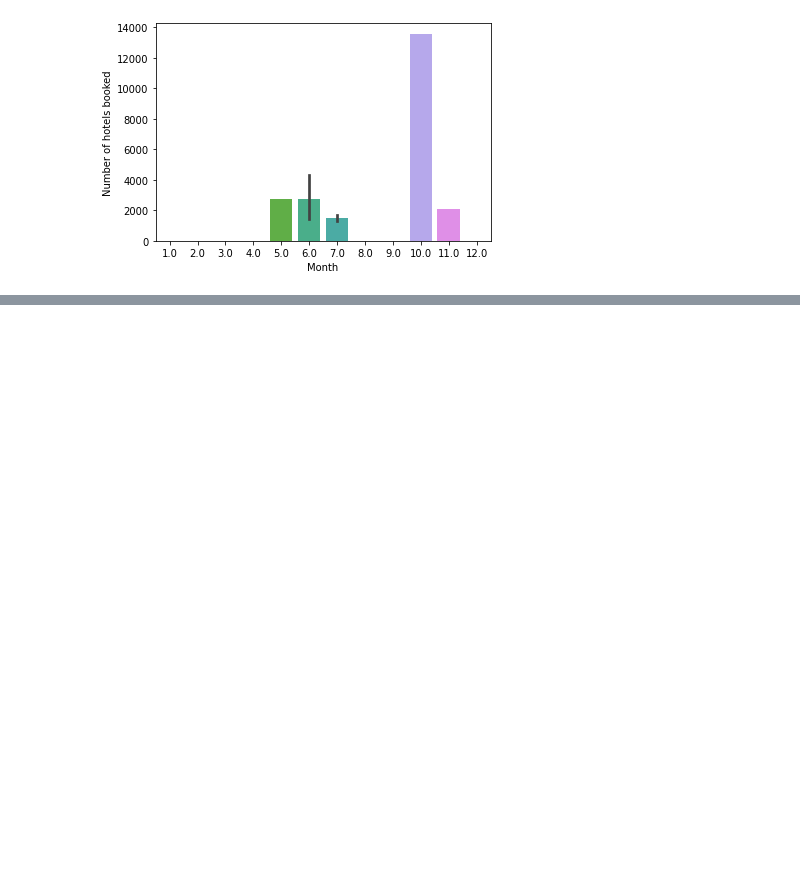
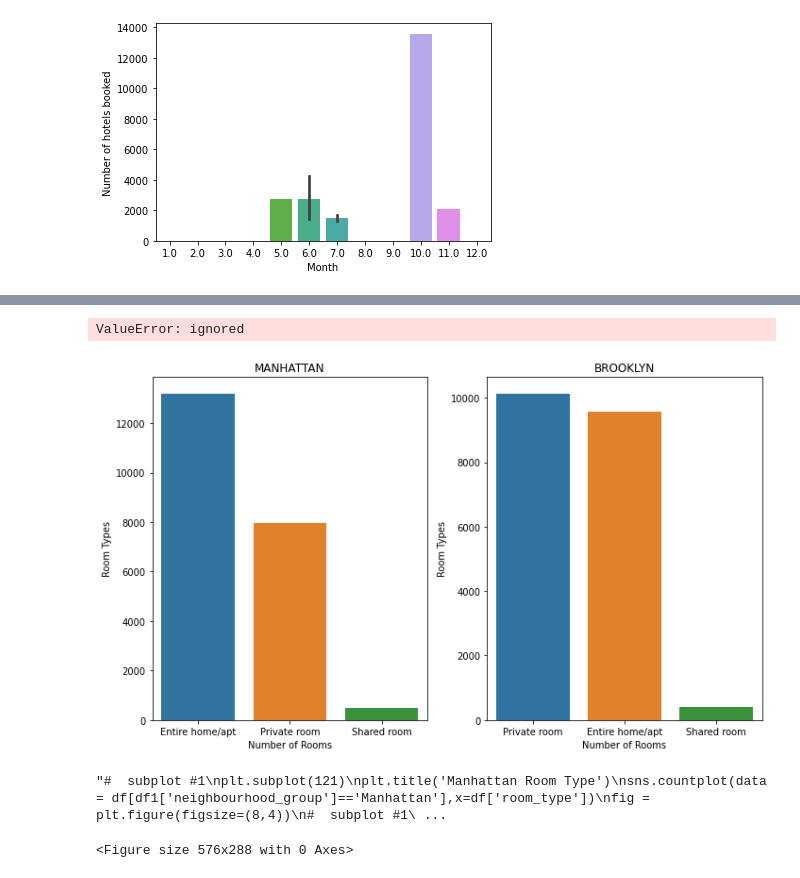
Before and after one commit to Jeetesh-KumarM/CAPSTONE-PROJECT-1, a Jupyter notebook: Copy_of_Airbnb_Bookings_Analysis_Capstone_Project.ipynb, the cells around one changed output, grey strips where cells are left out. Cells and saved outputs as stored; diff of their text form; code cells hidden in the pictures; blank space fills up the shorter version.

```diff
--- a/Copy_of_Airbnb_Bookings_Analysis_Capstone_Project.ipynb
+++ b/Copy_of_Airbnb_Bookings_Analysis_Capstone_Project.ipynb
@@ -387,0 +407,57 @@ KeyError: ignored
+# %%
+man=df2[df2.neighbourhood_group=='Manhattan']
+plt.figure(figsize=(10,6))
+#Subplot Manhattan
+plt.subplot(121)
+bro=df2[df2.neighbourhood_group=='Brooklyn']
+room = sns.countplot(x='room_type',data=man)
+room.set_title('MANHATTAN')
+room.set_ylabel('Room Types')
+room.set_xlabel('Number of Rooms')
+#Subplot Brooklyn
+plt.subplot(122)
+room = sns.countplot(x='room_type',data=bro)
+room.set_title('BROOKLYN')
+room.set_ylabel('Room Types')
+room.set_xlabel('Number of Rooms')
+#Subplot Queens
+que=df2[df2.neighbourhood_group=='Queens']
+plt.subplot(123)
+room = sns.countplot(x='room_type',data=que)
+room.set_title('QUEENS')
+room.set_ylabel('Room Types')
+room.set_xlabel('Number of Rooms')
+#Subplot Bronx
+bronx=df2[df2.neighbourhood_group=='Bronx']
+plt.subplot(124)
+room = sns.countplot(x='room_type',data=bronx)
+room.set_title('BRONX')
+room.set_ylabel('Room Types')
+room.set_xlabel('Number of Rooms')
+#Subplot Staten Island
+stat=df2[df2.neighbourhood_group=='Staten Island']
+plt.subplot(125)
+room = sns.countplot(x='room_type',data=stat)
+room.set_title('STATEN ISLAND')
+room.set_ylabel('Room Types')
+room.set_xlabel('Number of Rooms')
+
+plt.tight_layout()
+plt.show()
+# %% [output]
+ValueError: ignored
+[figure, added]
+# %%
+fig = plt.figure(figsize=(8,4))
+#  subplot #1
+plt.subplot(121)
+plt.title('Manhattan Room Type')
+sns.countplot(data = df[df1['neighbourhood_group']=='Manhattan'],x=df['room_type'])
+fig = plt.figure(figsize=(8,4))
+#  subplot #1
+plt.subplot(122)
+plt.title('Brooklyn Room Type')
+sns.countplot(data = df[df1['neighbourhood_group']=='Brooklyn'],x=df1['room_type'])
+# %% [output]
+"#  subplot #1\nplt.subplot(121)\nplt.title('Manhattan Room Type')\nsns.countplot(data = df[df1['neighbourhood_group']=='Manhattan'],x=df['room_type'])\nfig = plt.figure(figsize=(8,4))\n#  subplot #1\ ...
+<Figure size 576x288 with 0 Axes>
```
Also changed, not shown: parts of 6 cells of this notebook.
